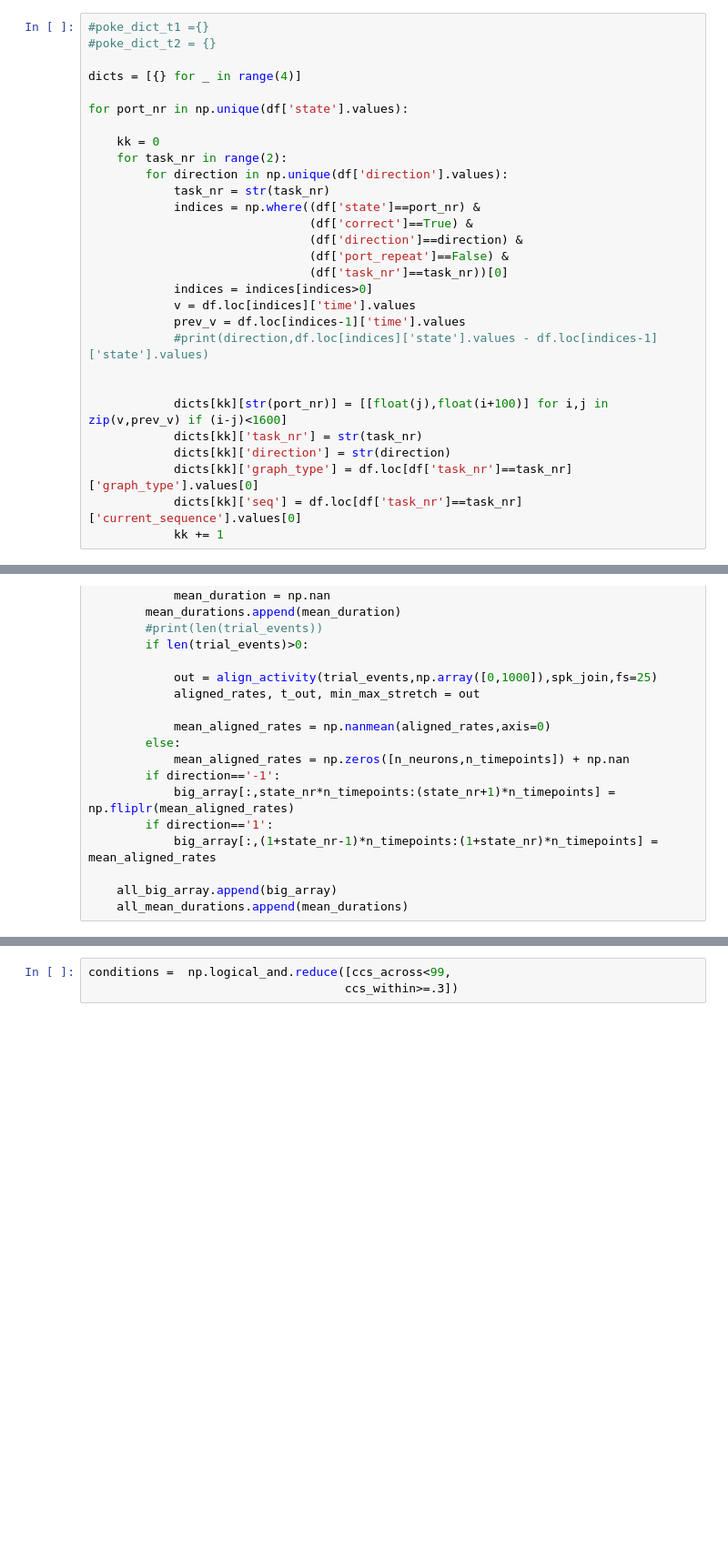
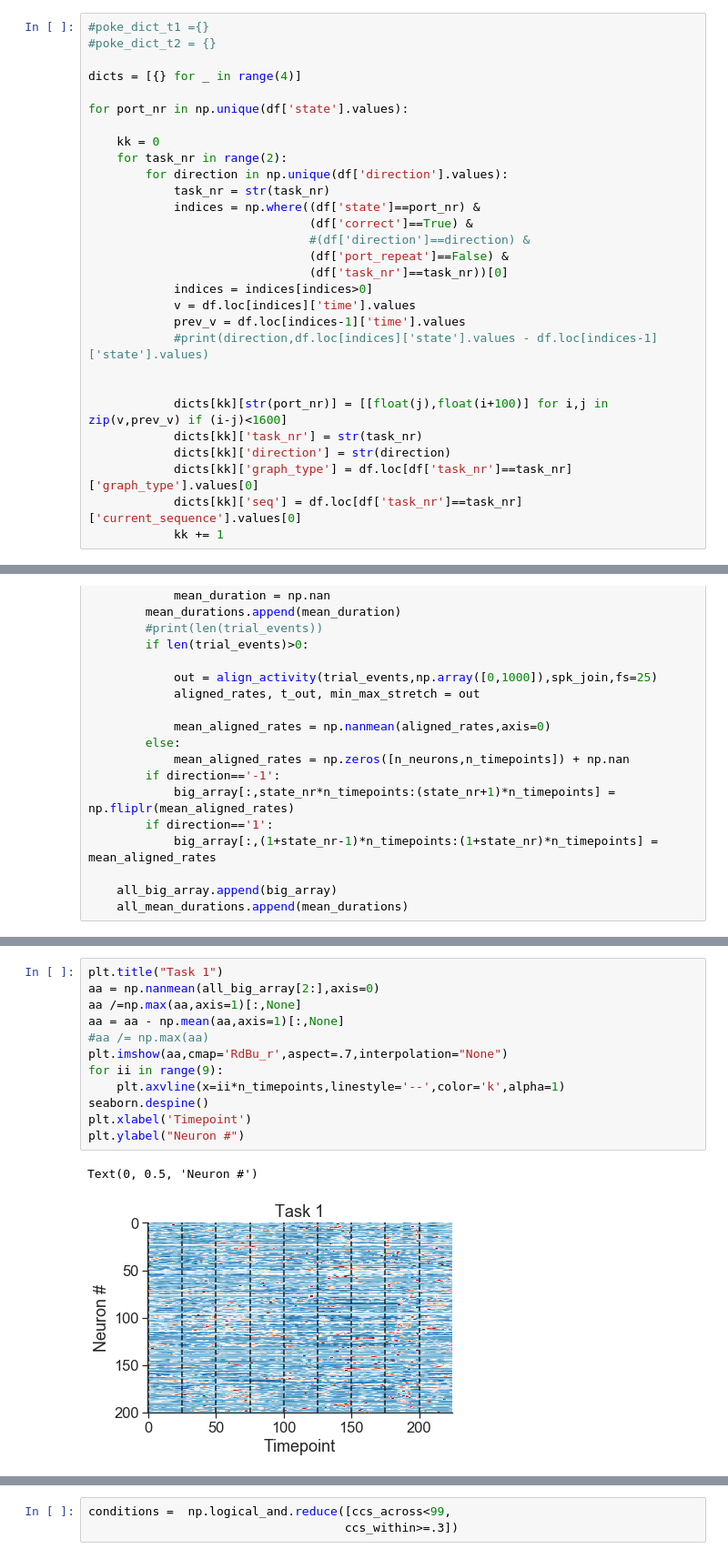
Before and after one commit to yves-weissenberger/ll_ephys, a Jupyter notebook: ephys_notebooks/plot_activity_flattened_out.ipynb, the cells around one changed output, grey strips where cells are left out. Shown at 91% size. Drawn from its saved outputs; the diff is of its cells as text; blank space fills up the shorter version.

```diff
--- a/ephys_notebooks/plot_activity_flattened_out.ipynb
+++ b/ephys_notebooks/plot_activity_flattened_out.ipynb
@@ -129,7 +131,7 @@ for port_nr in np.unique(df['state'].values):
             task_nr = str(task_nr)
             indices = np.where((df['state']==port_nr) &
                                (df['correct']==True) &
-                               (df['direction']==direction) &
+                               #(df['direction']==direction) &
                                (df['port_repeat']==False) &
                                (df['task_nr']==task_nr))[0]
             indices = indices[indices>0]
@@ -205,0 +224,15 @@ np.array(all_big_array).shape
+# %%
+plt.title("Task 1")
+aa = np.nanmean(all_big_array[2:],axis=0)
+aa /=np.max(aa,axis=1)[:,None]
+aa = aa - np.mean(aa,axis=1)[:,None]
+#aa /= np.max(aa)
+plt.imshow(aa,cmap='RdBu_r',aspect=.7,interpolation="None")
+for ii in range(9):
+    plt.axvline(x=ii*n_timepoints,linestyle='--',color='k',alpha=1)
+seaborn.despine()
+plt.xlabel('Timepoint')
+plt.ylabel("Neuron #")
+# %% [output]
+Text(0, 0.5, 'Neuron #')
+[figure, added]
```
Also changed, not shown: parts of 8 cells of this notebook, 16 other files.
